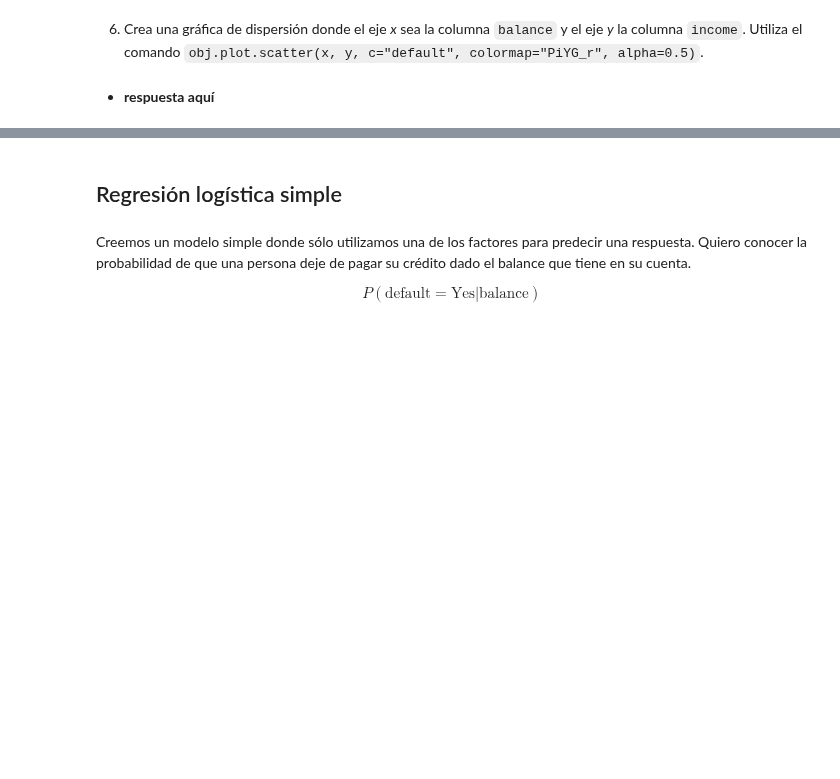
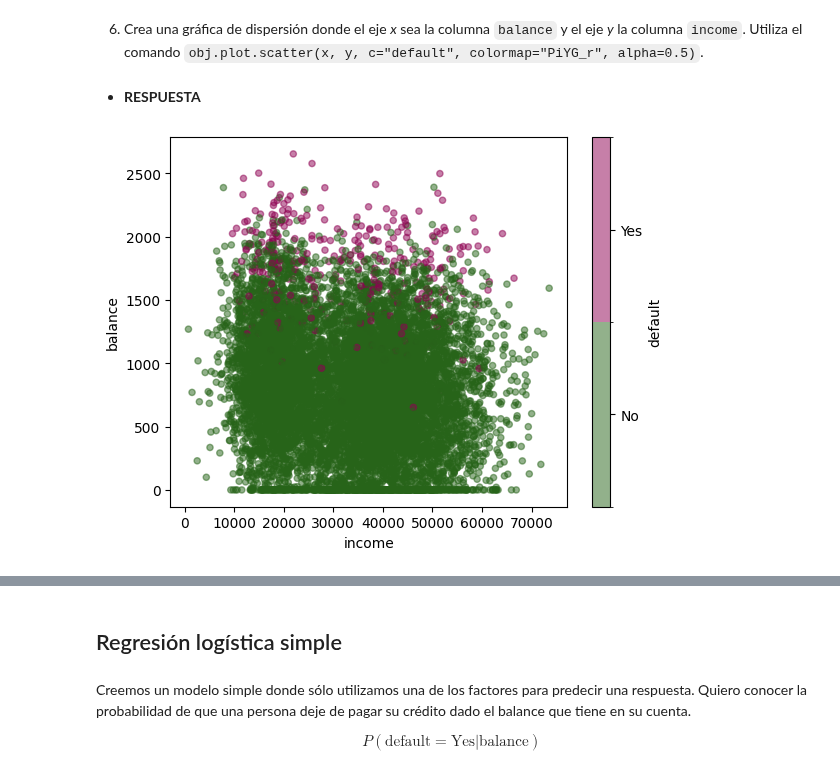
Before and after one commit to claudioemtz1357/LABORATORIO-DE-APRENDIZAJE-ESTAD-STICO, a Jupyter notebook: Lab - C1.ipynb, the cells around one changed output, grey strips where cells are left out. Cells and saved outputs as stored; diff of their text form; code cells hidden in the pictures; blank space fills up the shorter version.

```diff
--- a/Lab - C1.ipynb
+++ b/Lab - C1.ipynb
@@ -53,7 +113,12 @@ Veamos primero cómo es la distribución de los valores cuando una persona dejó
 # %% [markdown]
 6. Crea una gráfica de dispersión donde el eje *x* sea la columna `balance` y el eje *y* la columna `income`. Utiliza el comando `obj.plot.scatter(x, y, c="default", colormap="PiYG_r", alpha=0.5)`.
 # %% [markdown]
-- **respuesta aquí**
+- **RESPUESTA**
+# %%
+df.plot.scatter(x='income', y='balance', c='default', colormap='PiYG_r', alpha=0.5)
+plt.show()
+# %% [output]
+[figure, added]
 # %% [markdown]
 La regresión (lineal o logística) se usa para encontrar una línea que ajuste los datos para tomar una decisión. La línea que buscamos en regresión logística es aquella que nos ayude a separar las diferentes categorías.
 
```
Also changed, not shown: parts of 44 cells of this notebook.
